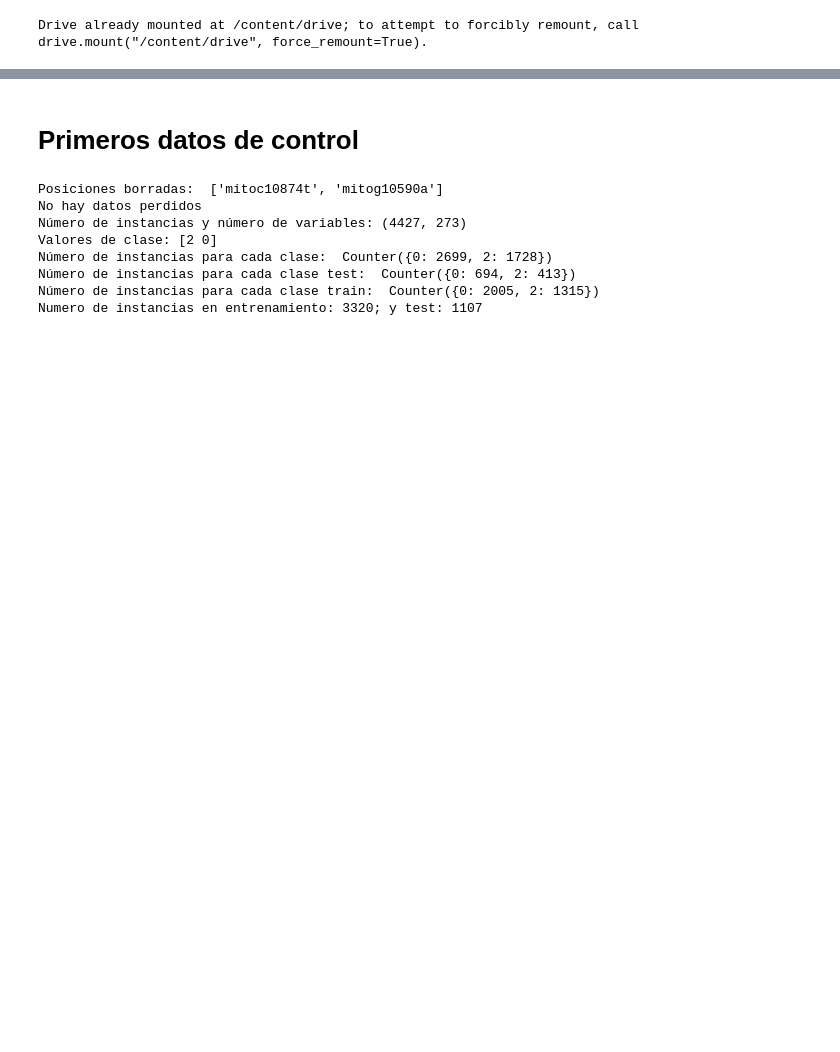
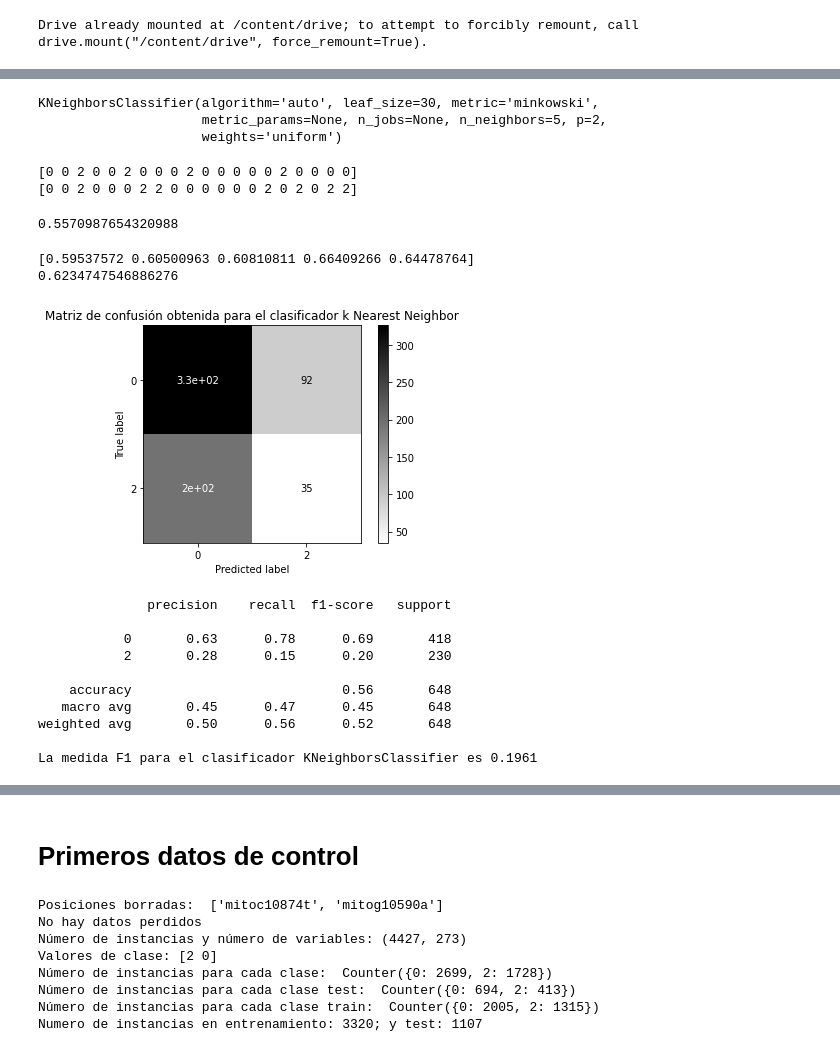
Before and after one commit to victory06/TFG, a Jupyter notebook: Second.ipynb, the cells around one changed output, grey strips where cells are left out. Drawn from its saved outputs; the diff is of its cells as text; code cells hidden in the pictures; blank space fills up the shorter version.

```diff
--- a/Second.ipynb
+++ b/Second.ipynb
@@ -128,0 +105,61 @@ def f_importances(coef, names):
+# %%
+from sklearn.neighbors import KNeighborsClassifier
+
+knn = KNeighborsClassifier()
+knn.fit(x_train, y_train)
+# %% [output]
+KNeighborsClassifier(algorithm='auto', leaf_size=30, metric='minkowski',
+                     metric_params=None, n_jobs=None, n_neighbors=5, p=2,
+                     weights='uniform')
+# %%
+y_pred = knn.predict(x_test) # predicción de cada etiqueta
+
+# imprimimos la etiqueta calculada para los 20 primeros datos de X_test
+print(y_pred[:20])
+print(y_test[:20])
+# %% [output]
+[0 0 2 0 0 2 0 0 0 2 0 0 0 0 0 2 0 0 0 0]
+[0 0 2 0 0 0 2 2 0 0 0 0 0 0 2 0 2 0 2 2]
+# %%
+from sklearn.metrics import accuracy_score
+
+acc_score = accuracy_score(y_test, y_pred)
+print(acc_score)
+# %% [output]
+0.5570987654320988
+# %%
+import numpy as np
+from sklearn.model_selection import cross_val_score
+
+scores = cross_val_score(knn, x, y) #por defecto 5 particiones
+
+print(scores) #los valores individuales de cada partición
+print(np.mean(scores)) #la media de acierto global
+# %% [output]
+[0.59537572 0.60500963 0.60810811 0.66409266 0.64478764]
+0.6234747546886276
+# %%
+from sklearn import metrics
+import matplotlib.pyplot as plt
+
+#el parámetro cmap utilizar un mapa de color en azules para ser cómodo a la vista
+metrics.plot_confusion_matrix(knn, x_test, y_test,cmap='binary')
+plt.title("Matriz de confusión obtenida para el clasificador k Nearest Neighbor")
+plt.show()
+
+print(metrics.classification_report(y_test,y_pred))
+
+f1 = metrics.f1_score(y_test,y_pred,pos_label=2)
+print("La medida F1 para el clasificador %s es %.4f"%(knn.__class__.__name__,f1))
+# %% [output]
+[figure, added]
+              precision    recall  f1-score   support
+
+           0       0.63      0.78      0.69       418
+           2       0.28      0.15      0.20       230
+
+    accuracy                           0.56       648
+   macro avg       0.45      0.47      0.45       648
+weighted avg       0.50      0.56      0.52       648
+
+La medida F1 para el clasificador KNeighborsClassifier es 0.1961
```
Also changed, not shown: parts of 45 cells of this notebook.
